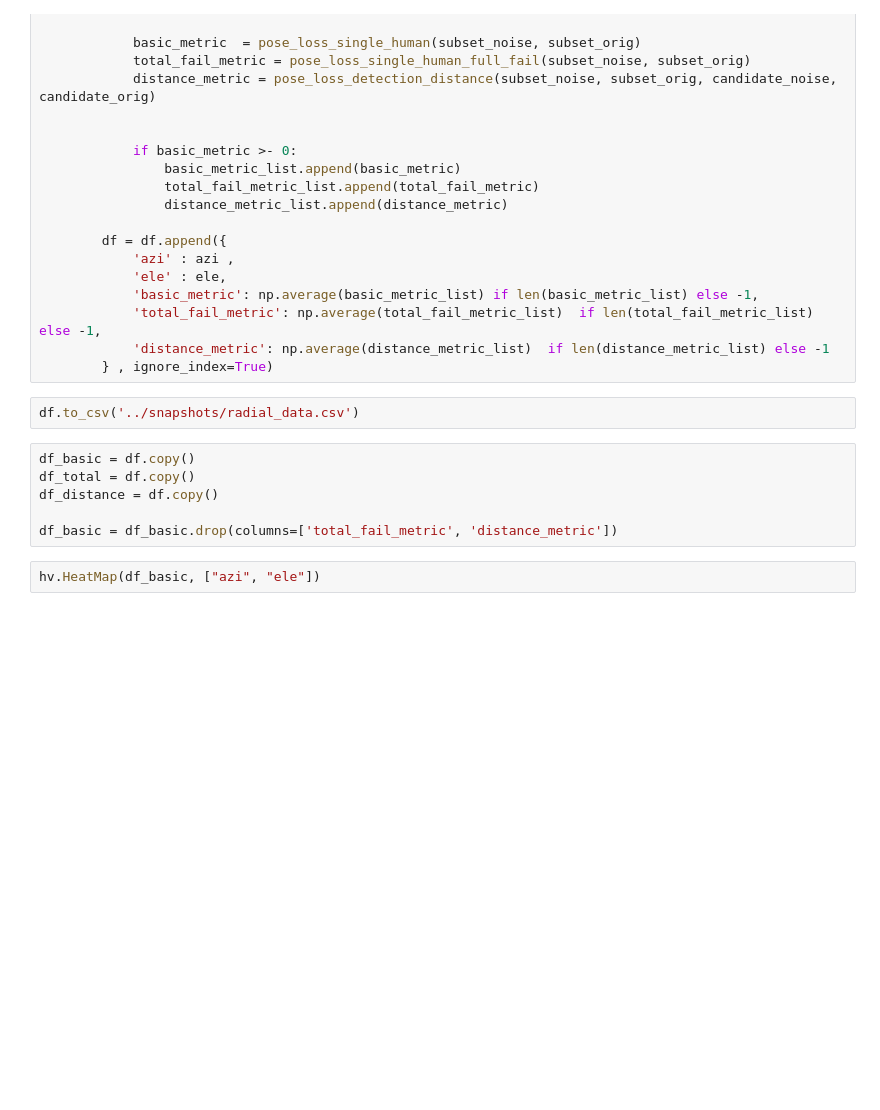
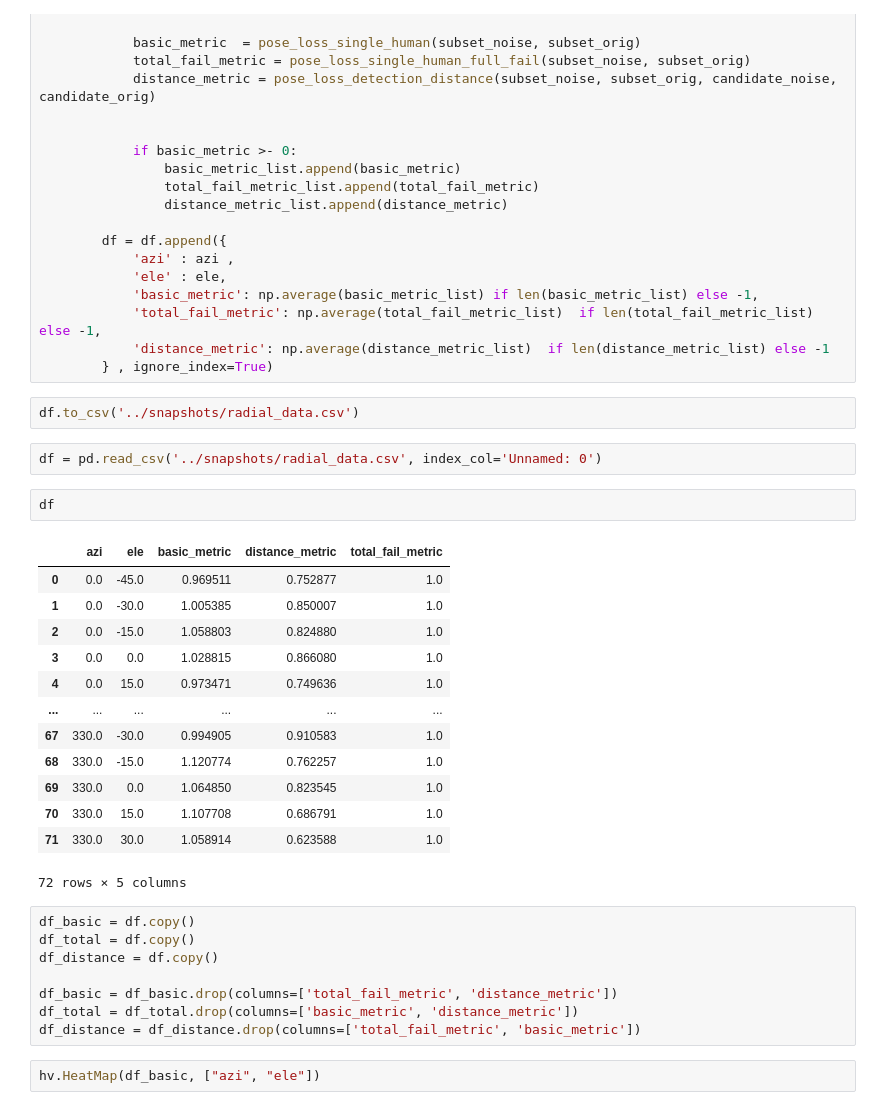
Before and after one commit to alexus37/MasterThesisCode, a Jupyter notebook: experiments/torch3d/043_render_radial_bar_chart.ipynb, the cells around one changed output. Cells and saved outputs as stored; diff of their text form; blank space fills up the shorter version.

```diff
--- a/experiments/torch3d/043_render_radial_bar_chart.ipynb
+++ b/experiments/torch3d/043_render_radial_bar_chart.ipynb
@@ -292,12 +292,32 @@ for azi in tqdm(range(0, 360, 30)):
         } , ignore_index=True)
 # %%
 df.to_csv('../snapshots/radial_data.csv')
+# %%
+df = pd.read_csv('../snapshots/radial_data.csv', index_col='Unnamed: 0')
+# %%
+df
+# %% [output]
+|  | azi | ele | basic_metric | distance_metric | total_fail_metric |
+| 0 | 0.0 | -45.0 | 0.969511 | 0.752877 | 1.0 |
+| 1 | 0.0 | -30.0 | 1.005385 | 0.850007 | 1.0 |
+| 2 | 0.0 | -15.0 | 1.058803 | 0.824880 | 1.0 |
+| 3 | 0.0 | 0.0 | 1.028815 | 0.866080 | 1.0 |
+| 4 | 0.0 | 15.0 | 0.973471 | 0.749636 | 1.0 |
+| ... | ... | ... | ... | ... | ... |
+| 67 | 330.0 | -30.0 | 0.994905 | 0.910583 | 1.0 |
+| 68 | 330.0 | -15.0 | 1.120774 | 0.762257 | 1.0 |
+| 69 | 330.0 | 0.0 | 1.064850 | 0.823545 | 1.0 |
+| 70 | 330.0 | 15.0 | 1.107708 | 0.686791 | 1.0 |
+| 71 | 330.0 | 30.0 | 1.058914 | 0.623588 | 1.0 |
+72 rows × 5 columns
 # %%
 df_basic = df.copy()
 df_total = df.copy()
 df_distance = df.copy()
 
 df_basic = df_basic.drop(columns=['total_fail_metric', 'distance_metric'])
+df_total = df_total.drop(columns=['basic_metric', 'distance_metric'])
+df_distance = df_distance.drop(columns=['total_fail_metric', 'basic_metric'])
 # %%
 hv.HeatMap(df_basic, ["azi", "ele"])
 # %% [output]
```
Also changed, not shown: parts of 3 cells of this notebook, 7 other files.
